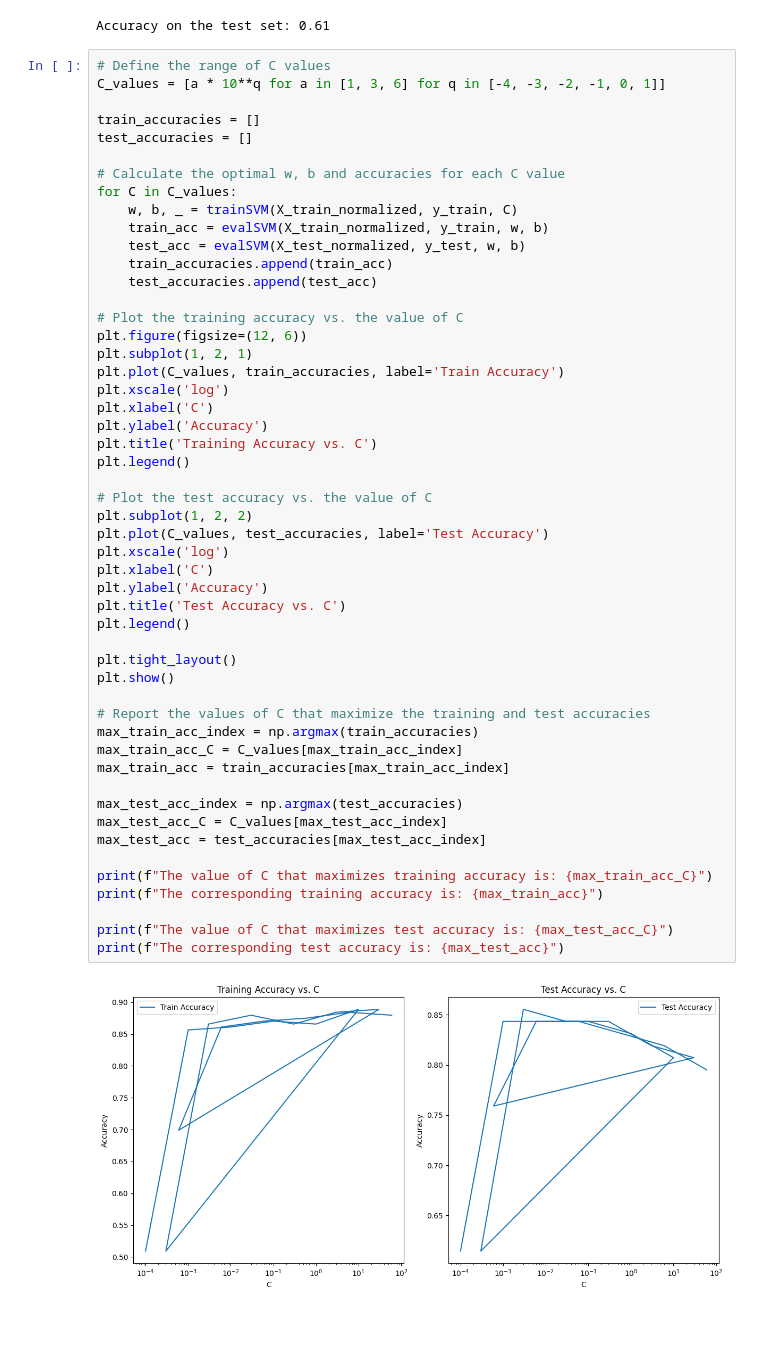
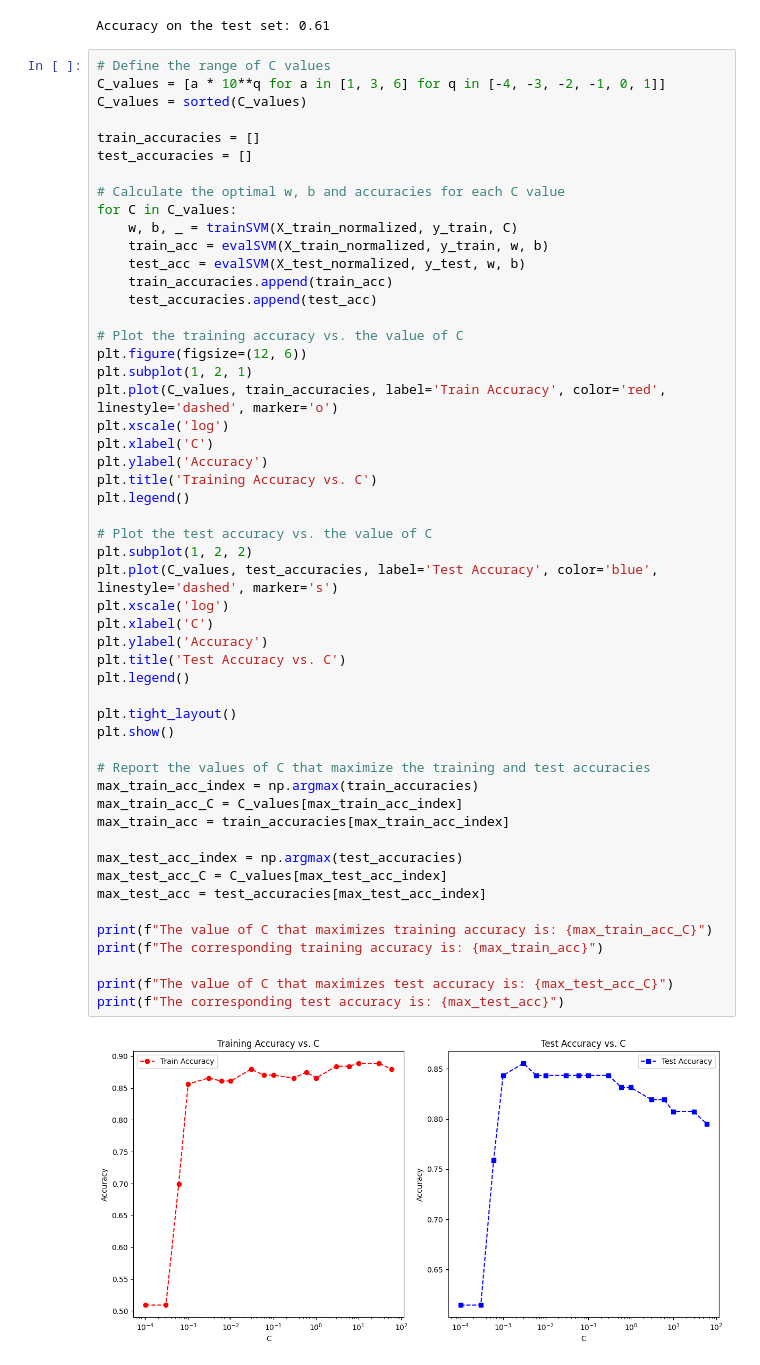
Before and after one commit to kkipngenokoech/MathsRequiredForAI, a Jupyter notebook: INTRO TO ML/HW2/hw2_svm_impl.ipynb, the cells around one changed output. Cells and saved outputs as stored; diff of their text form; blank space fills up the shorter version.

```diff
--- a/INTRO TO ML/HW2/hw2_svm_impl.ipynb
+++ b/INTRO TO ML/HW2/hw2_svm_impl.ipynb
@@ -204,6 +204,7 @@ Accuracy on the test set: 0.61
 # %%
 # Define the range of C values
 C_values = [a * 10**q for a in [1, 3, 6] for q in [-4, -3, -2, -1, 0, 1]]
+C_values = sorted(C_values)
 
 train_accuracies = []
 test_accuracies = []
@@ -219,41 +220,41 @@ for C in C_values:
 # Plot the training accuracy vs. the value of C
 plt.figure(figsize=(12, 6))
 plt.subplot(1, 2, 1)
-plt.plot(C_values, train_accuracies, label='Train Accuracy')
+plt.plot(C_values, train_accuracies, label='Train Accuracy', color='red', linestyle='dashed', marker='o')
 plt.xscale('log')
 plt.xlabel('C')
 plt.ylabel('Accuracy')
 plt.title('Training Accuracy vs. C')
 plt.legend()
 
 # Plot the test accuracy vs. the value of C
 plt.subplot(1, 2, 2)
-plt.plot(C_values, test_accuracies, label='Test Accuracy')
+plt.plot(C_values, test_accuracies, label='Test Accuracy', color='blue', linestyle='dashed', marker='s')
 plt.xscale('log')
 plt.xlabel('C')
 plt.ylabel('Accuracy')
 plt.title('Test Accuracy vs. C')
 plt.legend()
 
 plt.tight_layout()
 plt.show()
 
 # Report the values of C that maximize the training and test accuracies
 max_train_acc_index = np.argmax(train_accuracies)
 max_train_acc_C = C_values[max_train_acc_index]
 max_train_acc = train_accuracies[max_train_acc_index]
 
 max_test_acc_index = np.argmax(test_accuracies)
 max_test_acc_C = C_values[max_test_acc_index]
 max_test_acc = test_accuracies[max_test_acc_index]
 
 print(f"The value of C that maximizes training accuracy is: {max_train_acc_C}")
 print(f"The corresponding training accuracy is: {max_train_acc}")
 
 print(f"The value of C that maximizes test accuracy is: {max_test_acc_C}")
 print(f"The corresponding test accuracy is: {max_test_acc}")
 # %% [output]
-[figure, old version]
+[figure, new version]
 The value of C that maximizes training accuracy is: 10
 The corresponding training accuracy is: 0.8888888888888888
 The value of C that maximizes test accuracy is: 0.003
```
Also changed, not shown: 1 other file.
